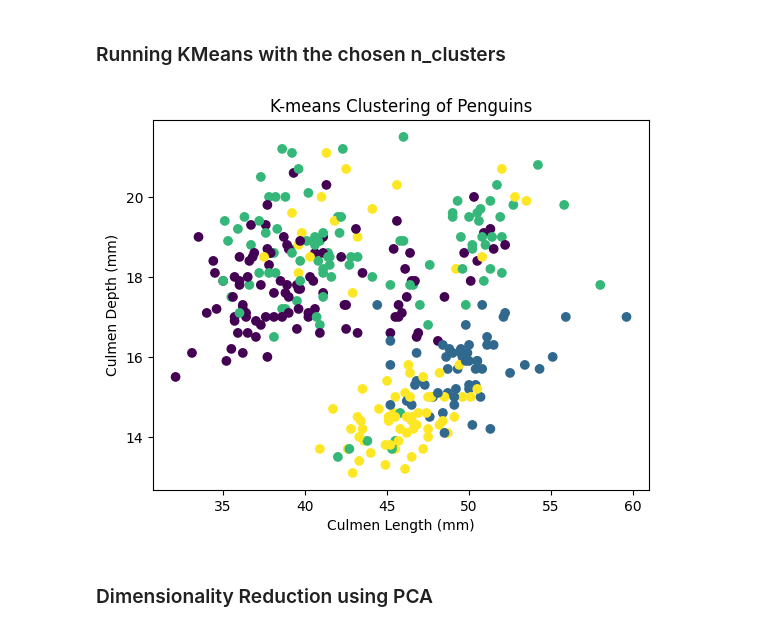
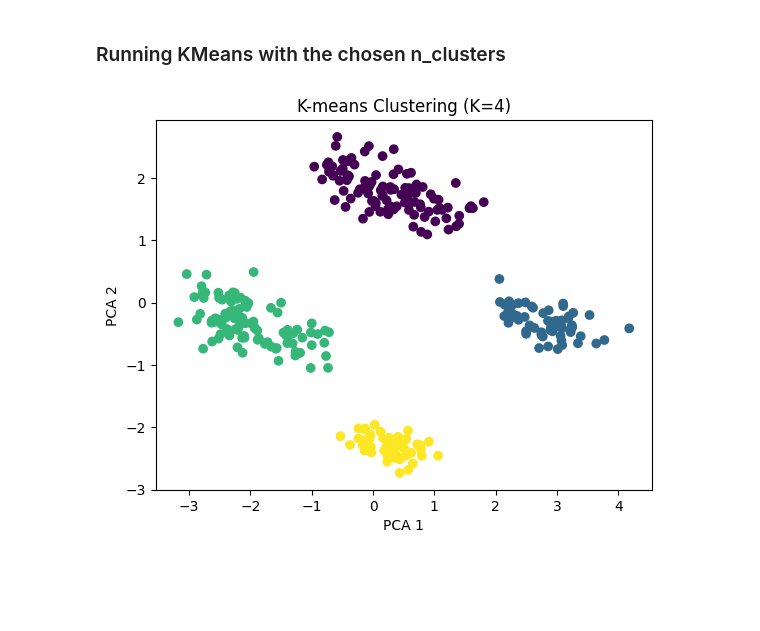
Before and after one commit to matchi-1/Clustering-Antarctic-Penguin-Species, a Jupyter notebook: notebooks/Clustering-Antartic-Penguins.ipynb, the cells around one changed output. Cells and saved outputs as stored; diff of their text form; code cells hidden in the pictures; blank space fills up the shorter version.

```diff
--- a/notebooks/Clustering-Antartic-Penguins.ipynb
+++ b/notebooks/Clustering-Antartic-Penguins.ipynb
@@ -90,0 +106,3 @@ Name: sex, Length: 332, dtype: int64
+# %%
+new_penguins_df = pd.get_dummies(penguins_df, dtype=int)
+new_penguins_df.head()
@@ -101,0 +144,14 @@ scaled_df = pd.DataFrame(scaled_data, columns=numeric_columns)
+# %%
+# Initial PCA run (PCA will consider all possible components)
+pca = PCA()
+df1_pca = pca.fit(scaled_df)
+
+# Get Explained variance. It measures how much of the total variance in the data is captured by each principal component.
+df1_pca.explained_variance_ratio_
+
+# Determine number of components with more than 10% explained variance ratio
+n_components = sum(df1_pca.explained_variance_ratio_ > 0.1)
+
+# Second PCA run with optimal number of components
+pca = PCA(n_components=n_components)
+penguins_PCA = pca.fit_transform(scaled_df)
@@ -105,14 +167,14 @@ inertias = []
 
 for k in ks:
     model = KMeans(n_clusters=k, random_state=42)
-    model.fit(penguins_df)
+    model.fit(penguins_PCA)
     inertias.append(model.inertia_)
 
-# Plot ks vs inertias
+# Elbow Plot
 plt.plot(ks, inertias, '-o')
 plt.xlabel('number of clusters, k')
 plt.ylabel('inertia')
 plt.xticks(ks)
-plt.title("No. of Clusters vs Inertia")
+plt.title("Elbow Plot")
 plt.show()
 # %% [output]
@@ -122,20 +184,19 @@ The **elbow point** here is where `k = 4`. This is where the rate of decrease in
 # %% [markdown]
 ### Running KMeans with the chosen n_clusters
 # %%
-kmeans = KMeans(n_clusters=4, random_state=42)
+n_clusters = 4
 
-kmeans.fit(penguins_df)
+kmeans = KMeans(n_clusters = n_clusters, random_state=42)
+
+kmeans.fit(penguins_PCA)
 
 # Get cluster labels
 labels = kmeans.labels_
 # %%
-# Scatter plot using two features and coloring by cluster labels
-plt.scatter(penguins_df['culmen_length_mm'], penguins_df['culmen_depth_mm'], c=labels, cmap='viridis')
-plt.xlabel('Culmen Length (mm)')
-plt.ylabel('Culmen Depth (mm)')
-plt.title('K-means Clustering of Penguins')
+plt.scatter(penguins_PCA[:, 0], penguins_PCA[:, 1], c=labels, cmap='viridis')
+plt.xlabel('PCA 1')
+plt.ylabel('PCA 2')
+plt.title(f'K-means Clustering (K={n_clusters})')
 plt.show()
 # %% [output]
-[figure, old version]
+[figure, new version]
-# %% [markdown]
-### Dimensionality Reduction using PCA
```
Also changed, not shown: parts of 34 cells of this notebook.
